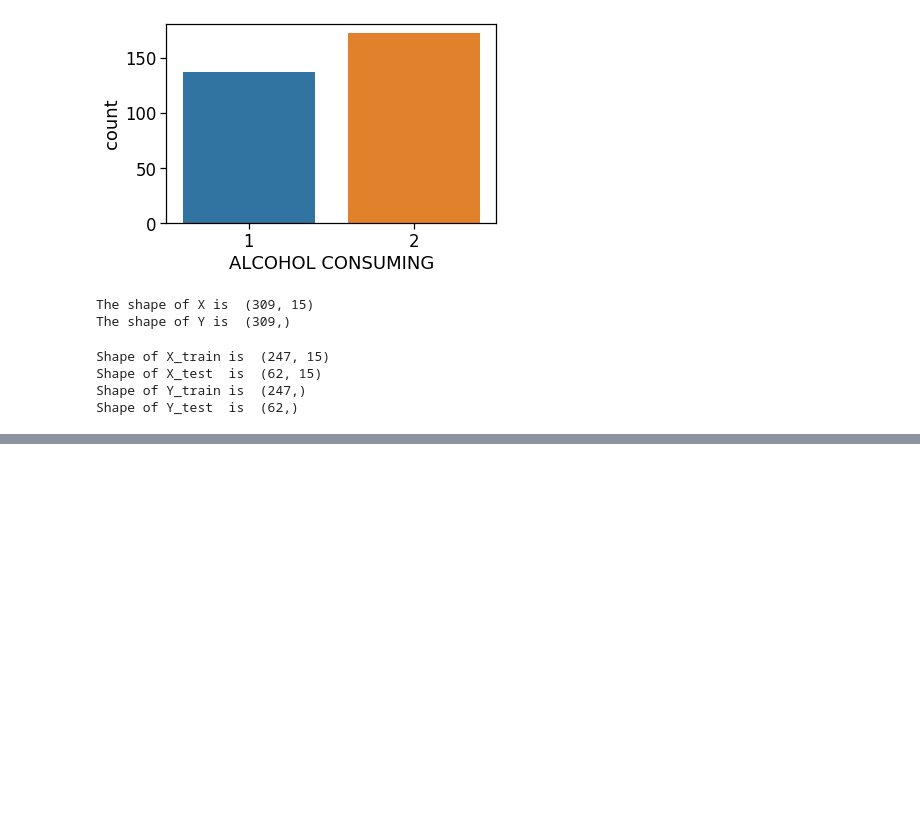
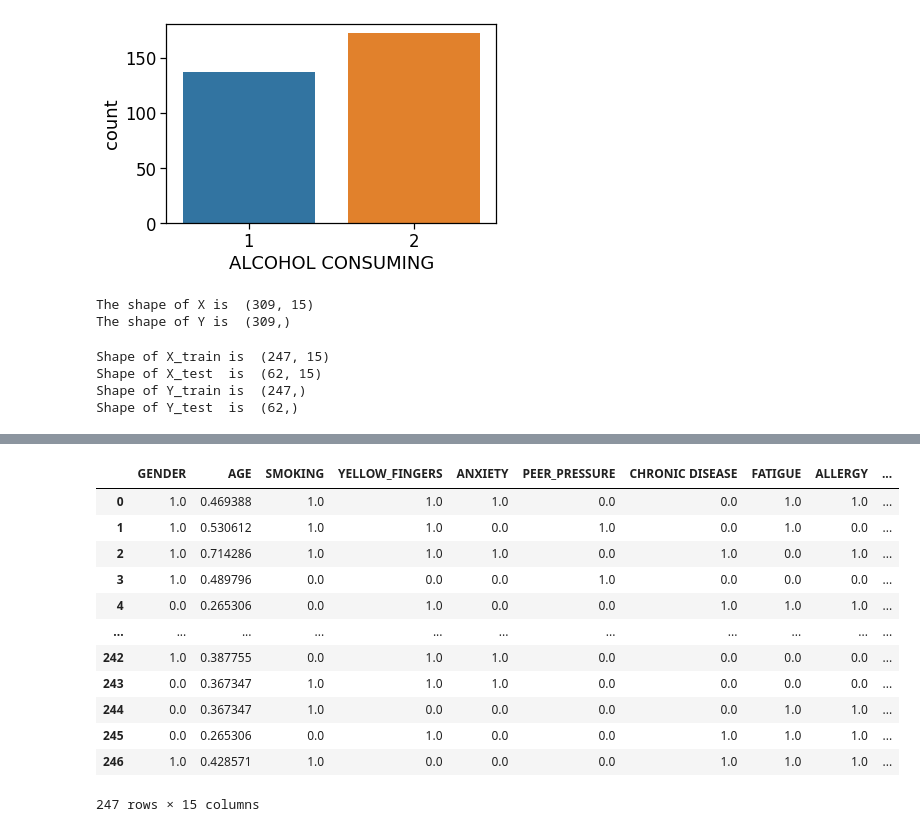
Before and after one commit to rajchin2112/Lung-Cancer-Prediction-, a Jupyter notebook: Lung cancer ML/lung_cancer.ipynb, the cells around one changed output, grey strips where cells are left out. Cells and saved outputs as stored; diff of their text form; code cells hidden in the pictures; blank space fills up the shorter version.

```diff
--- a/Lung cancer ML/lung_cancer.ipynb
+++ b/Lung cancer ML/lung_cancer.ipynb
@@ -204,4 +256,6 @@ df.head(5)
 | 2 | 1 | 59 | 1 | 1 | 1 | 2 | 1 | 2 | 1 | ... |
 | 3 | 0 | 63 | 2 | 2 | 2 | 1 | 1 | 1 | 1 | ... |
 | 4 | 1 | 63 | 1 | 2 | 1 | 1 | 1 | 1 | 1 | ... |
+# %%
+df['GENDER']=df['GENDER'].astype(np.int64)
 # %%
@@ -244 +304,20 @@ Name: LUNG_CANCER, dtype: int64
 Name: LUNG_CANCER, dtype: int64
+# %%
+from sklearn.preprocessing import MinMaxScaler
+scaler = MinMaxScaler()
+X_train_scaled = pd.DataFrame(scaler.fit_transform(X_train),columns=X_train.columns)
+X_train_scaled
+# %% [output]
+|  | GENDER | AGE | SMOKING | YELLOW_FINGERS | ANXIETY | PEER_PRESSURE | CHRONIC DISEASE | FATIGUE | ALLERGY | ... |
+| 0 | 1.0 | 0.469388 | 1.0 | 1.0 | 1.0 | 0.0 | 0.0 | 1.0 | 1.0 | ... |
+| 1 | 1.0 | 0.530612 | 1.0 | 1.0 | 0.0 | 1.0 | 0.0 | 1.0 | 0.0 | ... |
+| 2 | 1.0 | 0.714286 | 1.0 | 1.0 | 1.0 | 0.0 | 1.0 | 0.0 | 1.0 | ... |
+| 3 | 1.0 | 0.489796 | 0.0 | 0.0 | 0.0 | 1.0 | 0.0 | 0.0 | 0.0 | ... |
+| 4 | 0.0 | 0.265306 | 0.0 | 1.0 | 0.0 | 0.0 | 1.0 | 1.0 | 1.0 | ... |
+| ... | ... | ... | ... | ... | ... | ... | ... | ... | ... | ... |
+| 242 | 1.0 | 0.387755 | 0.0 | 1.0 | 1.0 | 0.0 | 0.0 | 0.0 | 0.0 | ... |
+| 243 | 0.0 | 0.367347 | 1.0 | 1.0 | 1.0 | 0.0 | 0.0 | 0.0 | 0.0 | ... |
+| 244 | 0.0 | 0.367347 | 1.0 | 0.0 | 0.0 | 0.0 | 0.0 | 1.0 | 1.0 | ... |
+| 245 | 0.0 | 0.265306 | 0.0 | 1.0 | 0.0 | 0.0 | 1.0 | 1.0 | 1.0 | ... |
+| 246 | 1.0 | 0.428571 | 1.0 | 0.0 | 0.0 | 0.0 | 1.0 | 1.0 | 1.0 | ... |
+247 rows × 15 columns
```
Also changed, not shown: parts of 35 cells of this notebook.
